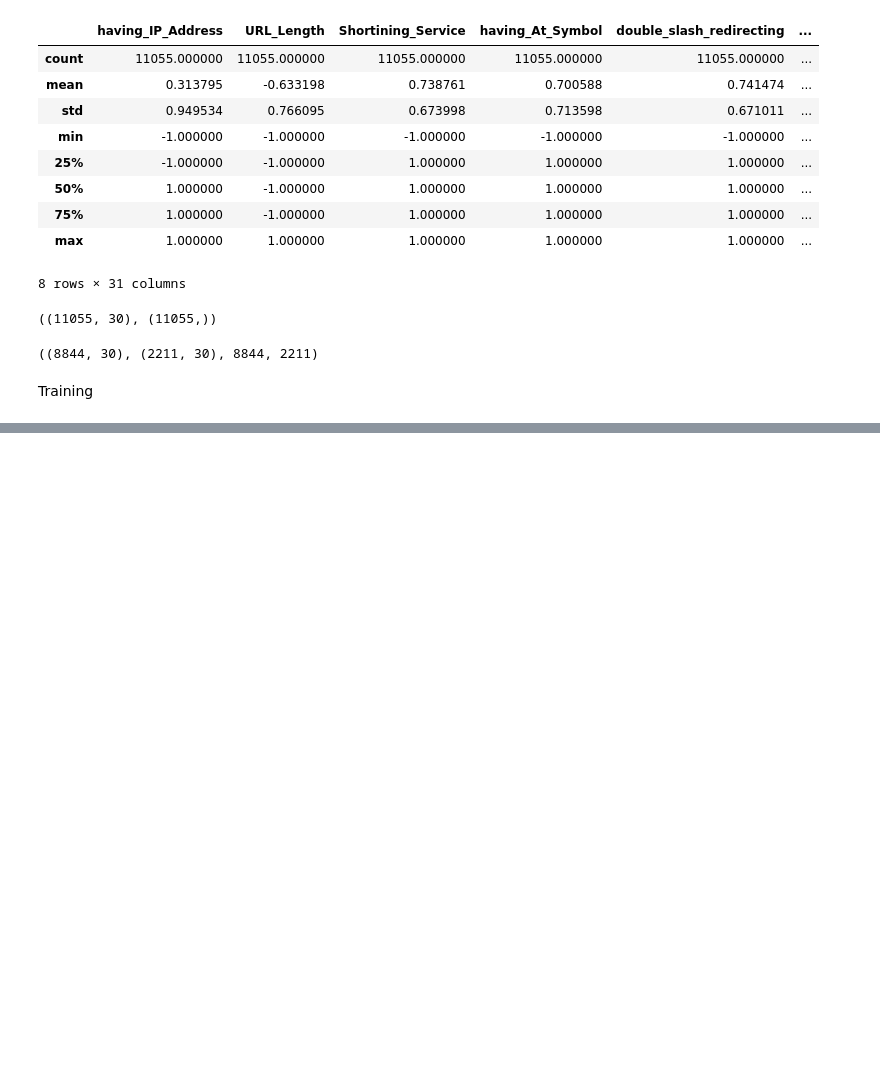
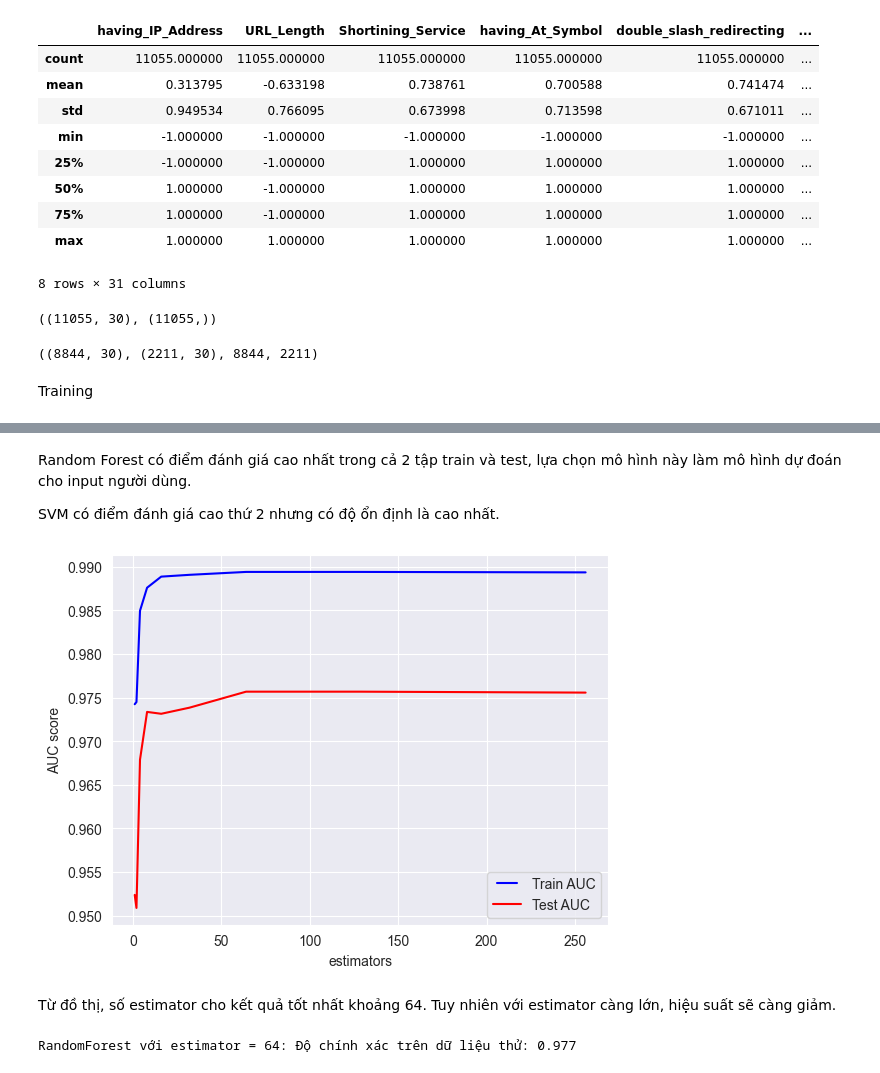
Before and after one commit to CallMeIAmTDF/BTL_Hoc_May, a Jupyter notebook: jupyter/training.ipynb, the cells around one changed output, grey strips where cells are left out. Saved outputs shown, nothing was run; the diff lists cells and outputs as text; code cells hidden in the pictures; blank space fills up the shorter version.

Commit message:
đánh giá mô hình, tính năng, thay đổi estimator

```diff
--- a/jupyter/training.ipynb
+++ b/jupyter/training.ipynb
@@ -188,0 +235,44 @@ pickle.dump(tree, open('../models/tree.pkl', 'wb'))
+# %% [markdown]
+Random Forest có điểm đánh giá cao nhất trong cả 2 tập train và test, lựa chọn mô hình này làm mô hình dự đoán cho input người dùng.
+
+SVM có điểm đánh giá cao thứ 2 nhưng có độ ổn định là cao nhất.
+# %%
+false_pos_rate, true_pos_rate, thresholds = roc_curve(y_test, y_rf_pred_test)
+roc_auc = auc(false_pos_rate, true_pos_rate)
+estimators = [1, 2, 4, 8, 16, 32, 64, 128, 256]
+test_res = []
+train_res = []
+
+for estimator in estimators:
+    rf_t = RandomForestClassifier(n_estimators=estimator, random_state=42)
+    rf_t.fit(x_train, y_train)
+    rf_t_train_pred = rf_t.predict(x_train)
+
+    false_pos_rate, true_pos_rate, thresholds = roc_curve(y_train, rf_t_train_pred)
+    roc_auc = auc(false_pos_rate, true_pos_rate)
+    train_res.append(roc_auc)
+
+
+    y_rf_pred_test = rf_t.predict(x_test)
+    false_pos_rate, true_pos_rate, thresholds = roc_curve(y_test, y_rf_pred_test)
+    roc_auc = auc(false_pos_rate, true_pos_rate)
+    test_res.append(roc_auc)
+
+line1, = plt.plot(estimators, train_res, 'b', label="Train AUC")
+line2, = plt.plot(estimators, test_res, 'r', label="Test AUC")
+plt.legend(handler_map={line1: HandlerLine2D(numpoints=2)})
+plt.ylabel('AUC score')
+plt.xlabel('estimators')
+plt.show()
+# %% [output]
+[figure, added]
+# %% [markdown]
+Từ đồ thị, số estimator cho kết quả tốt nhất khoảng 64. Tuy nhiên với estimator càng lớn, hiệu suất sẽ càng giảm.
+# %%
+f_model = RandomForestClassifier(n_estimators=64, random_state=42)
+f_model.fit(x_train, y_train)
+y_f_model_pred_test = f_model.predict(x_test)
+f_model_accuracy_test = accuracy_score(y_test, y_f_model_pred_test)
+print("RandomForest với estimator = 64: Độ chính xác trên dữ liệu thử: {:.3f}".format(f_model_accuracy_test))
+# %% [output]
+RandomForest với estimator = 64: Độ chính xác trên dữ liệu thử: 0.977
```
Also changed, not shown: parts of 15 cells of this notebook, 4 other files.
